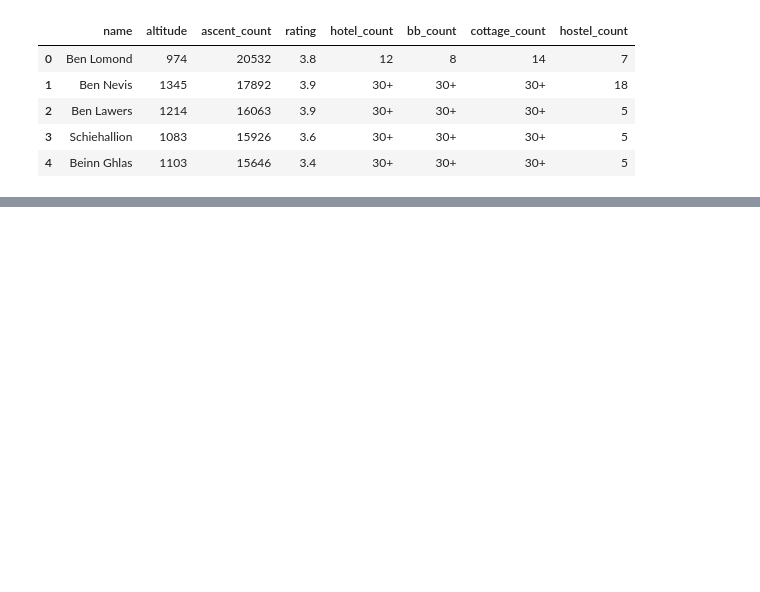
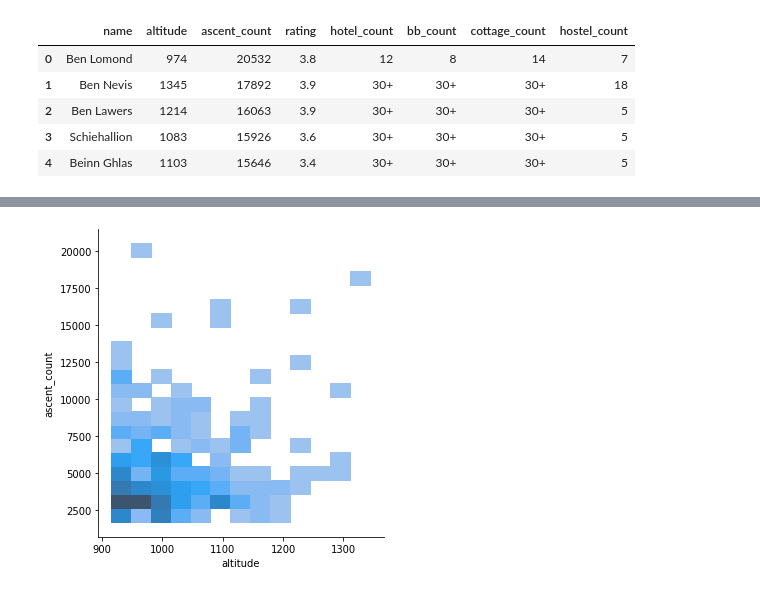
Before and after one commit to filipbalucha/FDS_final_project, a Jupyter notebook: visualization.ipynb, the cells around one changed output, grey strips where cells are left out. Cells and saved outputs as stored; diff of their text form; code cells hidden in the pictures; blank space fills up the shorter version.

```diff
--- a/visualization.ipynb
+++ b/visualization.ipynb
@@ -41,0 +68,6 @@ Note: you may need to restart the kernel to use updated packages.
+# %%
+# getting a heatmap of bivariate distribution
+sns.displot(x=df['altitude'],y=df['ascent_count'])
+plt.show()
+# %% [output]
+[figure, added]
```
Also changed, not shown: parts of 7 cells of this notebook.
